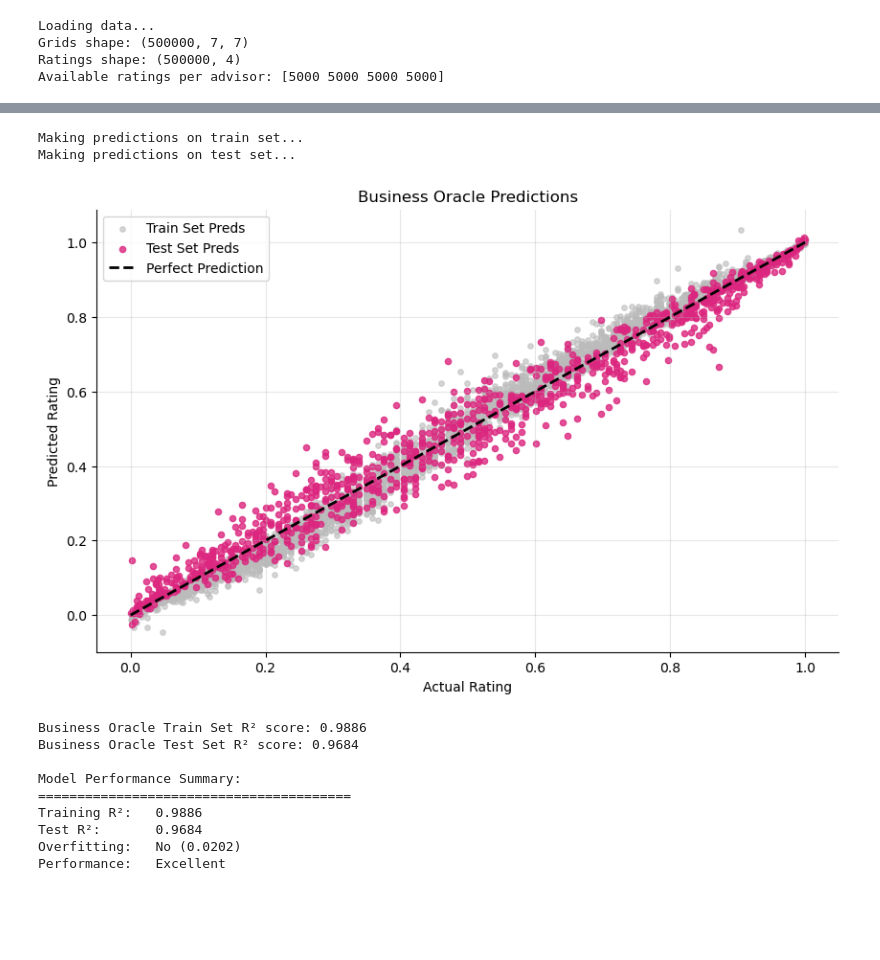
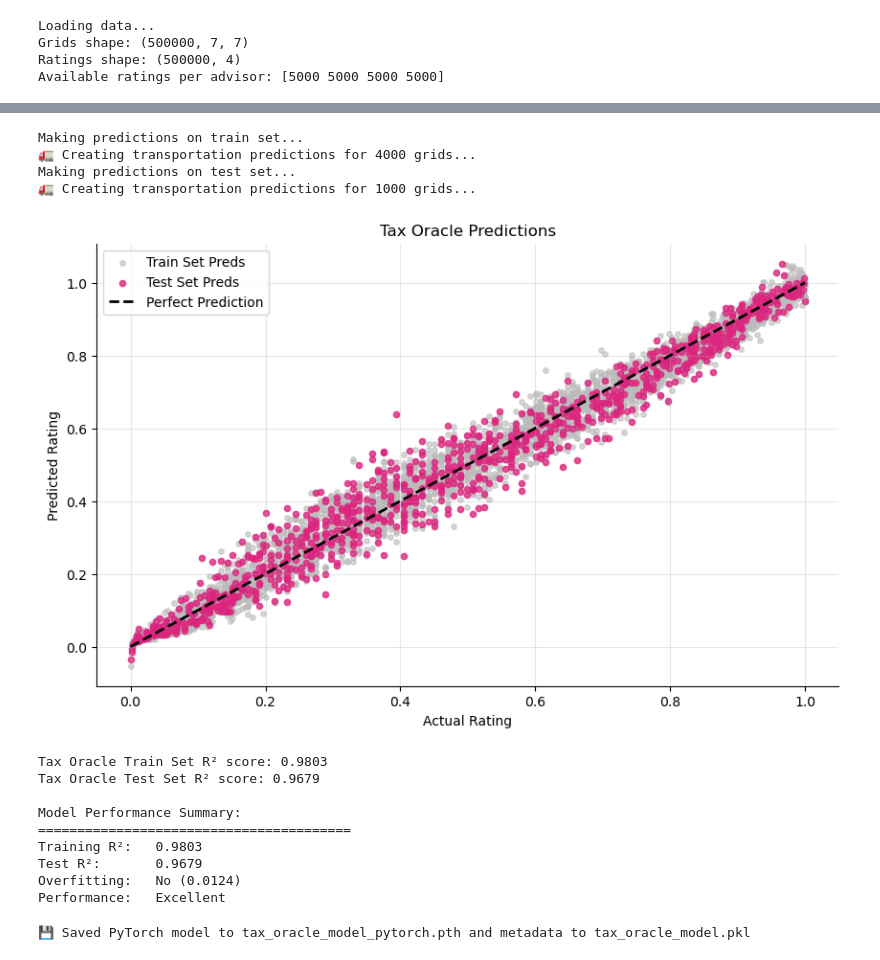
Before and after one commit to gwenzel/2156_cp2, a Jupyter notebook: 1_oracle_tax.ipynb, the cells around one changed output, grey strips where cells are left out. Cells and saved outputs as stored; diff of their text form; code cells hidden in the pictures; blank space fills up the shorter version.

```diff
--- a/1_oracle_tax.ipynb
+++ b/1_oracle_tax.ipynb
@@ -42,10 +42,10 @@ import importlib
 import sys
 if 'oracle' in sys.modules:
     importlib.reload(sys.modules['oracle'])
-from oracle import TaxOracle
+from oracle import CNNTaxOracle # TaxOracle
 
 # Initialize Tax Oracle
-tax_oracle = TaxOracle()
+tax_oracle = CNNTaxOracle()
 print("Tax Oracle initialized!")
 
 # Select grids and ratings for Tax advisor (not nan, index 1)
@@ -156,5 +80,6 @@ Predictions shape: (5000,)
 # %%
 from sklearn.metrics import r2_score
+from sklearn.model_selection import train_test_split
 from matplotlib import pyplot as plt
 
 def plot_and_r2(preds_train, preds_test, ratings_train, ratings_test):
@@ -177,53 +102,51 @@ def plot_and_r2(preds_train, preds_test, ratings_train, ratings_test):
     plt.legend() #Display legend
     plt.grid(True, alpha=0.3)
     plt.show() #Show plot
 
     #Calculate R2 score for train and test sets
     train_r2 = r2_score(ratings_train, preds_train)
     test_r2 = r2_score(ratings_test, preds_test)
 
     print(f"Tax Oracle Train Set R² score: {train_r2:.4f}")
     print(f"Tax Oracle Test Set R² score: {test_r2:.4f}")
 
     return train_r2, test_r2
 
-# Extract the actual ratings from train and test data
-ratings_train = train_data['target'].values
-ratings_test = test_data['target'].values
+# For PyTorch CNN model, we need to recreate the train/test split and get predictions
+# Use the same random state as used in the model training (42)
+X_train, X_test, y_train, y_test = train_test_split(
+    grids_subset, ratings_subset, test_size=0.2, random_state=42)
 
-# Remove the target column to get just the features for prediction
-train_features = train_data.drop('target', axis=1)
-test_features = test_data.drop('target', axis=1)
-
-# Make predictions on the train and test features
 print("Making predictions on train set...")
-preds_train = tax_oracle.model.predict(train_features)
+preds_train = tax_oracle.predict(X_train)
 
 print("Making predictions on test set...")
-preds_test = tax_oracle.model.predict(test_features)
+preds_test = tax_oracle.predict(X_test)
 
 # Create the plot and get R² scores
-train_r2, test_r2 = plot_and_r2(preds_train, preds_test, ratings_train, ratings_test)
+train_r2, test_r2 = plot_and_r2(preds_train, preds_test, y_train, y_test)
 
 # Additional analysis
 print(f"\nModel Performance Summary:")
 print(f"{'='*40}")
 print(f"Training R²:   {train_r2:.4f}")
 print(f"Test R²:       {test_r2:.4f}")
 print(f"Overfitting:   {'Yes' if (train_r2 - test_r2) > 0.1 else 'No'} ({train_r2 - test_r2:.4f})")
 print(f"Performance:   {'Excellent' if test_r2 > 0.9 else 'Good' if test_r2 > 0.8 else 'Fair' if test_r2 > 0.6 else 'Poor'}")
 # %% [output]
 Making predictions on train set...
+🚛 Creating transportation predictions for 4000 grids...
 Making predictions on test set...
+🚛 Creating transportation predictions for 1000 grids...
-[figure, old version]
+[figure, new version]
-Business Oracle Train Set R² score: 0.9886
-Business Oracle Test Set R² score: 0.9684
+Tax Oracle Train Set R² score: 0.9803
+Tax Oracle Test Set R² score: 0.9679
 
 Model Performance Summary:
 ========================================
-Training R²:   0.9886
-Test R²:       0.9684
-Overfitting:   No (0.0202)
+Training R²:   0.9803
+Test R²:       0.9679
+Overfitting:   No (0.0124)
 Performance:   Excellent
 # %%
 # save model in pkl file
@@ -234,3 +157,5 @@ tax_oracle.save_model('tax_oracle_model.pkl')
 # from oracle import BusinessOracle
 # business_oracle = BusinessOracle.load_model("business_oracle_model.pkl")
 # --- IGNORE ---
+# %% [output]
+💾 Saved PyTorch model to tax_oracle_model_pytorch.pth and metadata to tax_oracle_model.pkl
```
Also changed, not shown: parts of 1 cell of this notebook, 7 other files.
